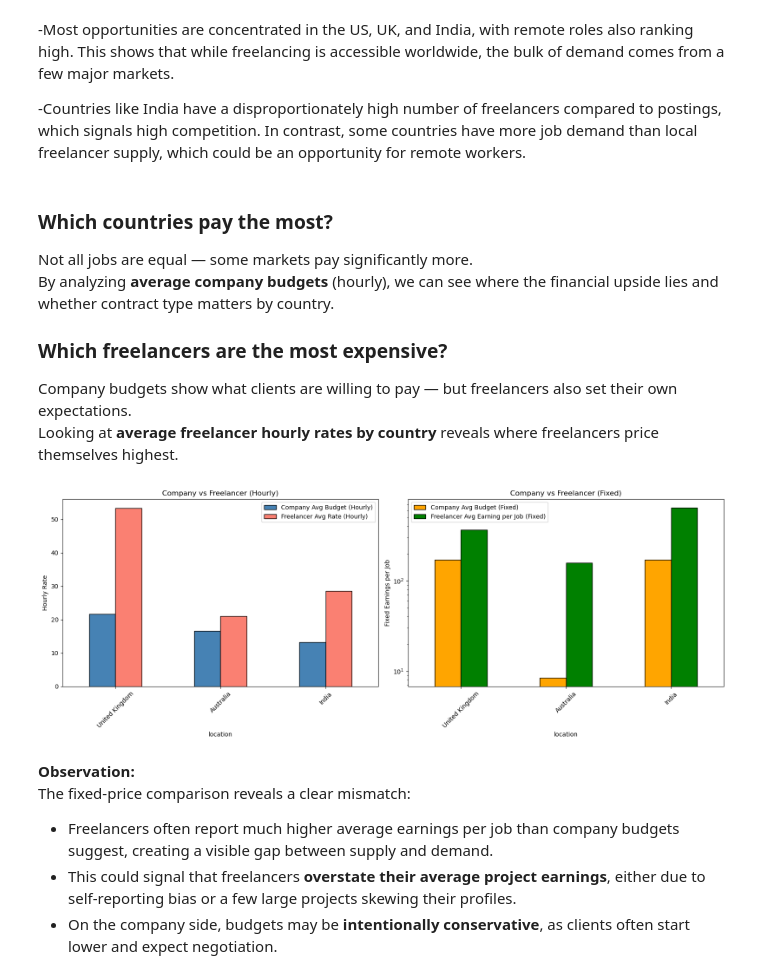
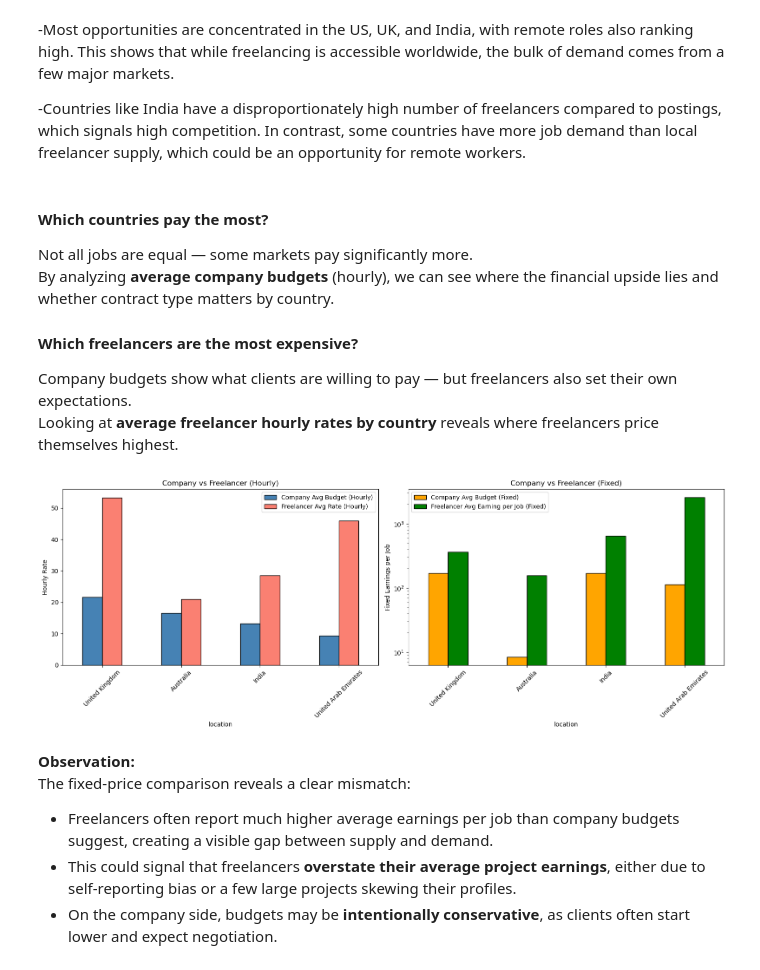
Before and after one commit to yahianassar2005/EDA-AI-Salaries-Market, a Jupyter notebook: Freelancing Data Visualization 3.ipynb, the cells around one changed output. Saved outputs shown, nothing was run; the diff lists cells and outputs as text; code cells hidden in the pictures.

```diff
--- a/Freelancing Data Visualization 3.ipynb
+++ b/Freelancing Data Visualization 3.ipynb
@@ -22,7 +22,7 @@ jobs.head()
 | 3 | AI Engineer Needed for Cloud Infr... | Pakistan | NaN | Hourly | Intermediate | NaN | Artificial Intelligence, Python, ... | 1 |
 | 4 | Senior AI Engineer & Automation S... | United States | $30.00 | Fixed-price | Intermediate | 5.0 | Machine Learning, Artificial Inte... | 1 |
 # %%
-freelancers = pd.read_csv("AI_Freelancers.csv",index_col = False)
+freelancers = pd.read_csv("AI_Freelancers_scored.csv",index_col = False)
 freelancers.head()
 # %% [output]
 |  | ID | location | budget | total_earnings | total_jobs | total_hours | skills | associated with company | ... |
@@ -175,7 +180,7 @@ I rename:
 This makes later plots and insights easier to follow.
 # %%
 jobs = jobs.rename(columns={'budget' : 'salary' , 'experience' : 'experience_level' , 'job_type' : 'payment_type'})
-freelancers = freelancers.rename(columns={'budget':'salary_per_hour' , 'associated with company':'is_associated_with_company'})
+freelancers = freelancers.rename(columns={'budget':'rate_per_hour' , 'associated with company':'is_associated_with_company'})
 # %% [markdown]
 #### Cleaning Job Titles
 Many titles contain long strings of unnecessary detail.
@@ -197,13 +202,15 @@ also some numeric columns were treated as object to had to be converted
 # %%
-def parse_earnings(value):
-    value = str(value).replace("$", "").replace("+", "").strip()
+def clean_earnings(val):
+    if pd.isna(val):
+        return 0
+    val = str(val).upper().replace("$", "").replace("+", "").strip()
+    if "K" in val:
+        return int(float(val.replace("K", "")) * 1000)
+    elif "M" in val:
+        return int(float(val.replace("M", "")) * 1_000_000)
+    else:
+        return int(float(val)) if val.isdigit() else 0
 
-    if "K" in value:
-        return int(float(value.replace("K", "")) * 1000)
-    elif "M" in value:
-        return int(float(value.replace("M", "")) * 1_000_000)
-    else:
-        return int(float(value))
 
-freelancers["total_earnings"] = freelancers["total_earnings"].apply(parse_earnings)
+freelancers['total_earnings'] = freelancers['total_earnings'].apply(clean_earnings)
 # %% [markdown]
@@ -213,8 +220,8 @@ freelancers["total_earnings"] = freelancers["total_earnings"].apply(parse_earnin
 jobs['salary'] = jobs['salary'].str.split(r'(\d+)', expand=False).str[1]
 jobs['salary'] = jobs['salary'].astype('Int64')
 
-freelancers['salary_per_hour'] = freelancers['salary_per_hour'].str.split(r'(\d+)', expand=False).str[1]
-freelancers['salary_per_hour'] = freelancers['salary_per_hour'].astype('Int64')
+freelancers['rate_per_hour'] = freelancers['rate_per_hour'].str.split(r'(\d+)', expand=False).str[1]
+freelancers['rate_per_hour'] = freelancers['rate_per_hour'].astype('Int64')
 
 # Fix for columns with commas - handle different data types
 def clean_and_convert_to_int(series):
@@ -326,34 +333,29 @@ plt.show()
 
 -Countries like India have a disproportionately high number of freelancers compared to postings, which signals high competition. In contrast, some countries have more job demand than local freelancer supply, which could be an opportunity for remote workers.
 # %% [markdown]
-### Which countries pay the most?
+#### Which countries pay the most?
 Not all jobs are equal — some markets pay significantly more.
 By analyzing **average company budgets** (hourly), we can see where the financial upside lies and whether contract type matters by country.
 
-### Which freelancers are the most expensive?
+#### Which freelancers are the most expensive?
 
 Company budgets show what clients are willing to pay — but freelancers also set their own expectations.
 Looking at **average freelancer hourly rates by country** reveals where freelancers price themselves highest.
 # %%
-# ------------------------------
-# Company vs Freelancer Pay Comparison
-# ------------------------------
-
-# Filter hourly and fixed jobs with location
 hourly_locations = jobs[jobs['payment_type'] == 'Hourly'].dropna(subset=['location'])
 hourly_counts = hourly_locations['location'].value_counts()
-hourly_locations = hourly_locations[hourly_locations['location'].isin(hourly_counts[hourly_counts > 3].index)]
+hourly_locations = hourly_locations[hourly_locations['location'].isin(hourly_counts[hourly_counts > 2].index)]
 
 fixed_locations = jobs[jobs['payment_type'] == 'Fixed-price'].dropna(subset=['location'])
 fixed_counts = fixed_locations['location'].value_counts()
-fixed_locations = fixed_locations[fixed_locations['location'].isin(fixed_counts[fixed_counts > 3].index)]
+fixed_locations = fixed_locations[fixed_locations['location'].isin(fixed_counts[fixed_counts > 2].index)]
 
 # Company average budgets
 company_hourly = hourly_locations.groupby('location')['salary'].mean()
 company_fixed = fixed_locations.groupby('location')['salary'].mean()
 
 # Freelancer averages
-freelancer_hourly = freelancers.groupby('location')['salary_per_hour'].mean()
+freelancer_hourly = freelancers.groupby('location')['rate_per_hour'].mean()
 
 # Compute freelancer average fixed earning per job
 freelancers['avg_fixed_per_job'] = freelancers['total_earnings'] / freelancers['total_jobs']
@@ -361,34 +363,34 @@ freelancer_fixed = freelancers.groupby('location')['avg_fixed_per_job'].median()
 
 fig, (ax1, ax2) = plt.subplots(1, 2, figsize=(16,6))
 
 compare_df = pd.DataFrame({
     "Company Avg Budget (Hourly)": company_hourly,
     "Freelancer Avg Rate (Hourly)": freelancer_hourly,
     "Company Avg Budget (Fixed)": company_fixed,
     "Freelancer Avg Earning per Job (Fixed)": freelancer_fixed
 }).dropna().sort_values("Company Avg Budget (Hourly)", ascending=False).head(10)
 
 
 # Hourly comparison
 hourly_compare = compare_df[["Company Avg Budget (Hourly)", "Freelancer Avg Rate (Hourly)"]]
 hourly_compare.plot(kind="bar", ax=ax1, color=["steelblue","salmon"], edgecolor="black")
 ax1.set_title("Company vs Freelancer (Hourly)")
 ax1.set_ylabel("Hourly Rate")
 ax1.tick_params(axis="x", rotation=45)
 
 # Fixed comparison
 fixed_compare = compare_df[["Company Avg Budget (Fixed)", "Freelancer Avg Earning per Job (Fixed)"]]
 fixed_compare.plot(kind="bar", ax=ax2, color=["orange","green"], edgecolor="black")
 ax2.set_title("Company vs Freelancer (Fixed)")
 ax2.set_ylabel("Fixed Earnings per Job")
 ax2.set_yscale("log")
 
 ax2.tick_params(axis="x", rotation=45)
 
 plt.tight_layout()
 plt.show()
 # %% [output]
-[figure, old version]
+[figure, new version]
 # %% [markdown]
 **Observation:**
 The fixed-price comparison reveals a clear mismatch:
```
Also changed, not shown: parts of 53 cells of this notebook.
